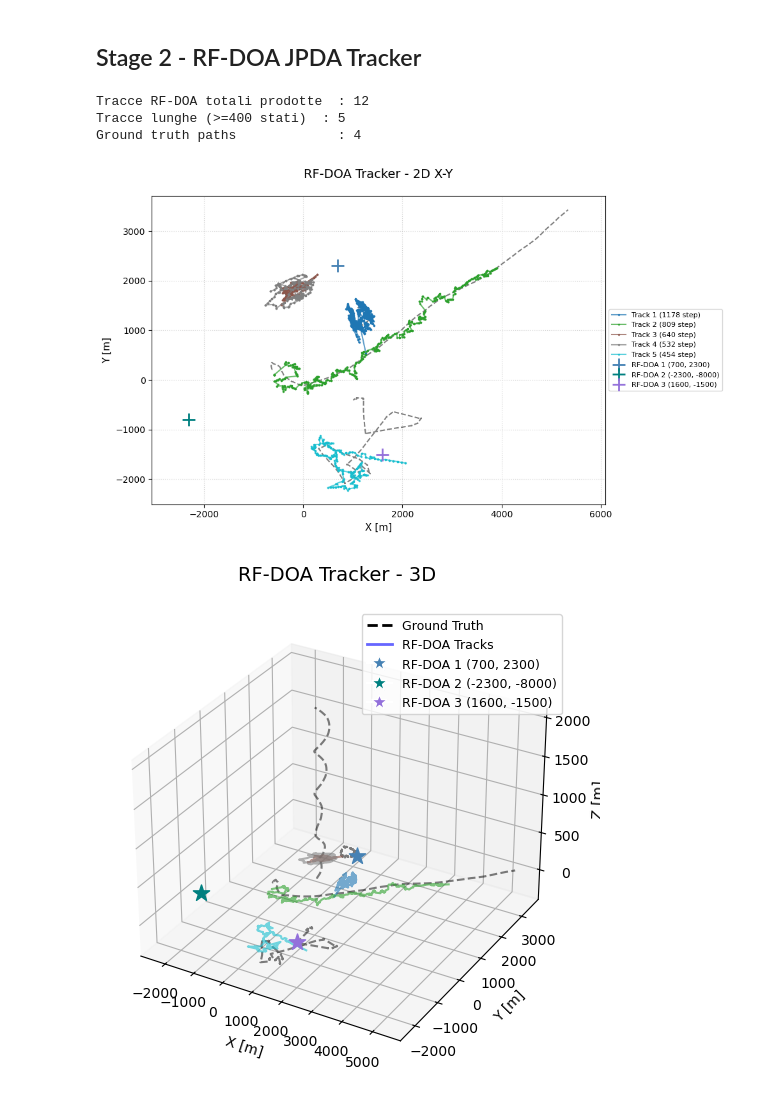
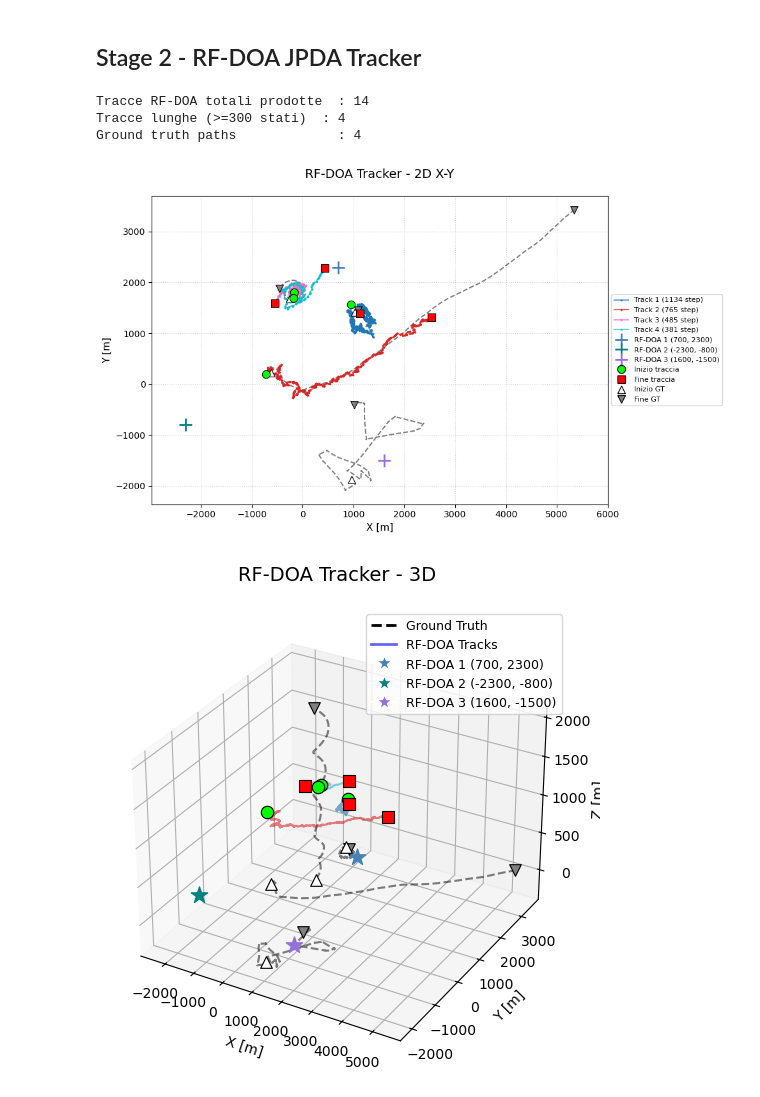
Before and after one commit to UmbertoMaffei/Multi-Sensor-Data-Fusion-for-Multi-Target-Drone-Tracking-in-Counter-UAS-Applications, a Jupyter notebook: SS_examples/3RF_RADAR.ipynb, the cells around one changed output. Drawn from its saved outputs; the diff is of its cells as text; code cells hidden in the pictures.

```diff
--- a/SS_examples/3RF_RADAR.ipynb
+++ b/SS_examples/3RF_RADAR.ipynb
@@ -961,8 +1046,8 @@ Le detection RF-DOA non entrano in questo tracker.
 ## Setup the radar tracking algorithm
 
 ukp_trans_mod =  CombinedGaussianTransitionModel([
-    ConstantVelocity(20),
-    ConstantVelocity(20),
+    ConstantVelocity(200),
+    ConstantVelocity(200),
     ConstantVelocity(20),
 ])
 
@@ -1404,9 +1500,9 @@ Statistiche posizioni triangolate:
 ## UKF Predictor e Updater - RF-DOA Tracker
 
 ukf_trans_mod_rfdoa = CombinedGaussianTransitionModel([
-    ConstantVelocity(100),
-    ConstantVelocity(100),
-    ConstantVelocity(100),
+    ConstantVelocity(10),
+    ConstantVelocity(10),
+    ConstantVelocity(0.01),
 ])
 
 predictor_rfdoa = UnscentedKalmanPredictor(ukf_trans_mod_rfdoa)
@@ -1446,8 +1542,10 @@ origin_meas_model_rfdoa = CartesianToBearingRange(
 # la covarianza ampia in posizione copre l'intera area di ricerca.
 
 prior_state_rfdoa = GaussianState(
-    state_vector = StateVector([[0], [0], [0], [0], [0], [0]]),
-    covar        = np.diag([1000, 50, 1000, 50, 200, 20])**2,
+    state_vector = StateVector([[0], [0], [0], [0], [1000], [0]]),
+    #state_vector = StateVector([[0], [0], [0], [0]]),
+    covar        = np.diag([1000, 50, 1000, 50, 500, 2])**2,
+    #covar        = np.diag([1000, 50, 1000, 50])**2,
     timestamp    = start_time,
 )
 
@@ -1479,42 +1577,52 @@ rfdoa_tracks_all = set()
 for time, ctracks in JPDA_rfdoa_tracker:
     rfdoa_tracks_all.update(ctracks)
 
-MIN_TRACK_LEN_RFDOA = max(400, int(num_steps * 0.05))
+MIN_TRACK_LEN_RFDOA = max(300, int(num_steps * 0.05))
 rfdoa_long_tracks = {t for t in rfdoa_tracks_all if len(t.states) >= MIN_TRACK_LEN_RFDOA}
 
 print(f'Tracce RF-DOA totali prodotte  : {len(rfdoa_tracks_all)}')
 print(f'Tracce lunghe (>={MIN_TRACK_LEN_RFDOA} stati)  : {len(rfdoa_long_tracks)}')
 print(f'Ground truth paths             : {len(truths)}')
 # %% [output]
-Tracce RF-DOA totali prodotte  : 12
-Tracce lunghe (>=400 stati)  : 5
+Tracce RF-DOA totali prodotte  : 14
+Tracce lunghe (>=300 stati)  : 4
 Ground truth paths             : 4
 # %%
 ### RF-DOA Tracker - Plot 2D (X-Y)
 
 colors_rfdoa = plt.cm.get_cmap('tab10', max(len(rfdoa_long_tracks), 1))
 
 plotter2d_rfdoa = Plotter(dimension=Dimension.TWO)
 plotter2d_rfdoa.plot_ground_truths(truths, [0, 2], color='black', linestyle='--',
                               alpha=0.5, label='Ground truth')
 
 for i, track in enumerate(sorted(rfdoa_long_tracks, key=lambda t: -len(t.states))):
     tx = [s.state_vector[0, 0] for s in track.states]
     ty = [s.state_vector[2, 0] for s in track.states]
     plotter2d_rfdoa.ax.plot(tx, ty, marker='.', markersize=3, linewidth=1.5,
                       color=colors_rfdoa(i), alpha=0.7, label=f'Track {i+1} ({len(track.states)} step)')
 
 for (x, y), color, label in zip(SENSOR_POSITIONS, SENSOR_COLORS, SENSOR_LABELS):
     plotter2d_rfdoa.ax.plot(x, y, '+', color=color, markersize=14, markeredgewidth=2,
                       zorder=10, label=label)
 
 plotter2d_rfdoa.ax.set_title('RF-DOA Tracker - 2D X-Y', fontsize=14, pad=20)
 plotter2d_rfdoa.ax.set_xlabel('X [m]', fontsize=11); plotter2d_rfdoa.ax.set_ylabel('Y [m]', fontsize=11)
 plotter2d_rfdoa.ax.grid(True, linestyle=':', alpha=0.6)
 plotter2d_rfdoa.ax.legend(loc='center left', bbox_to_anchor=(1, 0.5), fontsize=8)
-plt.tight_layout(); plt.show()
+plt.tight_layout();
+
+plot_track_endpoints(plotter2d_rfdoa.ax, rfdoa_long_tracks)
+plot_gt_endpoints(plotter2d_rfdoa.ax, truths)
+
+handles, labels = plotter2d_rfdoa.ax.get_legend_handles_labels()
+plotter2d_rfdoa.ax.legend(handles=handles + ENDPOINT_LEGEND,
+                          loc='center left', bbox_to_anchor=(1, 0.5), fontsize=8)
+
+
+plt.show()
 # %% [output]
-[figure, old version]
+[figure, new version]
 # %%
 ### RF-DOA Tracker - Plot 3D
 
@@ -1541,9 +1649,12 @@ plotter3d_rfdoa.ax.legend(custom_lines_rfdoa,
                     loc='upper right', fontsize=9)
 plotter3d_rfdoa.ax.set_title('RF-DOA Tracker - 3D', fontsize=14, pad=20)
 plotter3d_rfdoa.ax.set_xlabel('X [m]'); plotter3d_rfdoa.ax.set_ylabel('Y [m]'); plotter3d_rfdoa.ax.set_zlabel('Z [m]')
+
+plot_track_endpoints_3d(plotter3d_rfdoa.ax, rfdoa_long_tracks)
+plot_gt_endpoints_3d(plotter3d_rfdoa.ax, truths)
 plt.show()
 # %% [output]
-[figure, old version]
+[figure, new version]
 # %%
 ## Track Quality Metrics - RF-DOA Tracker
 
```
Also changed, not shown: parts of 15 cells of this notebook.
